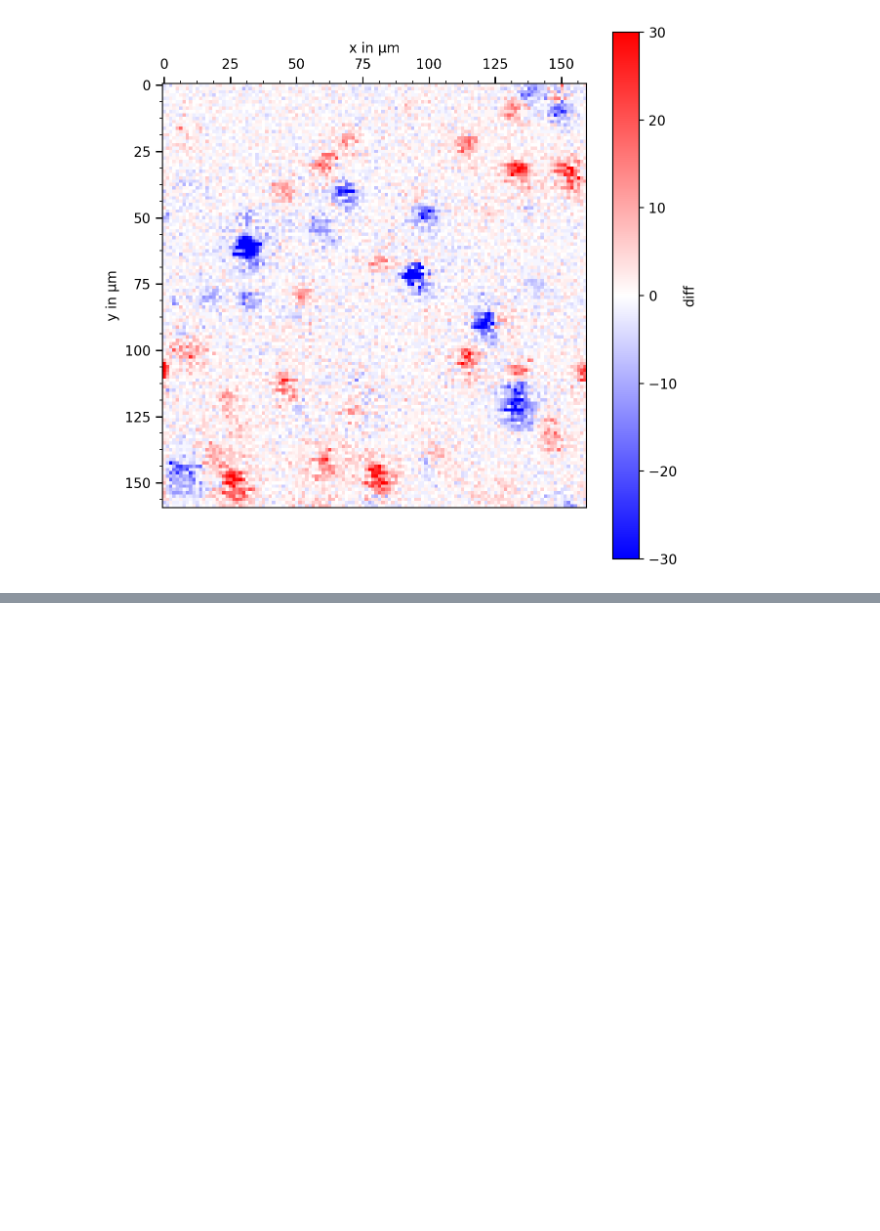
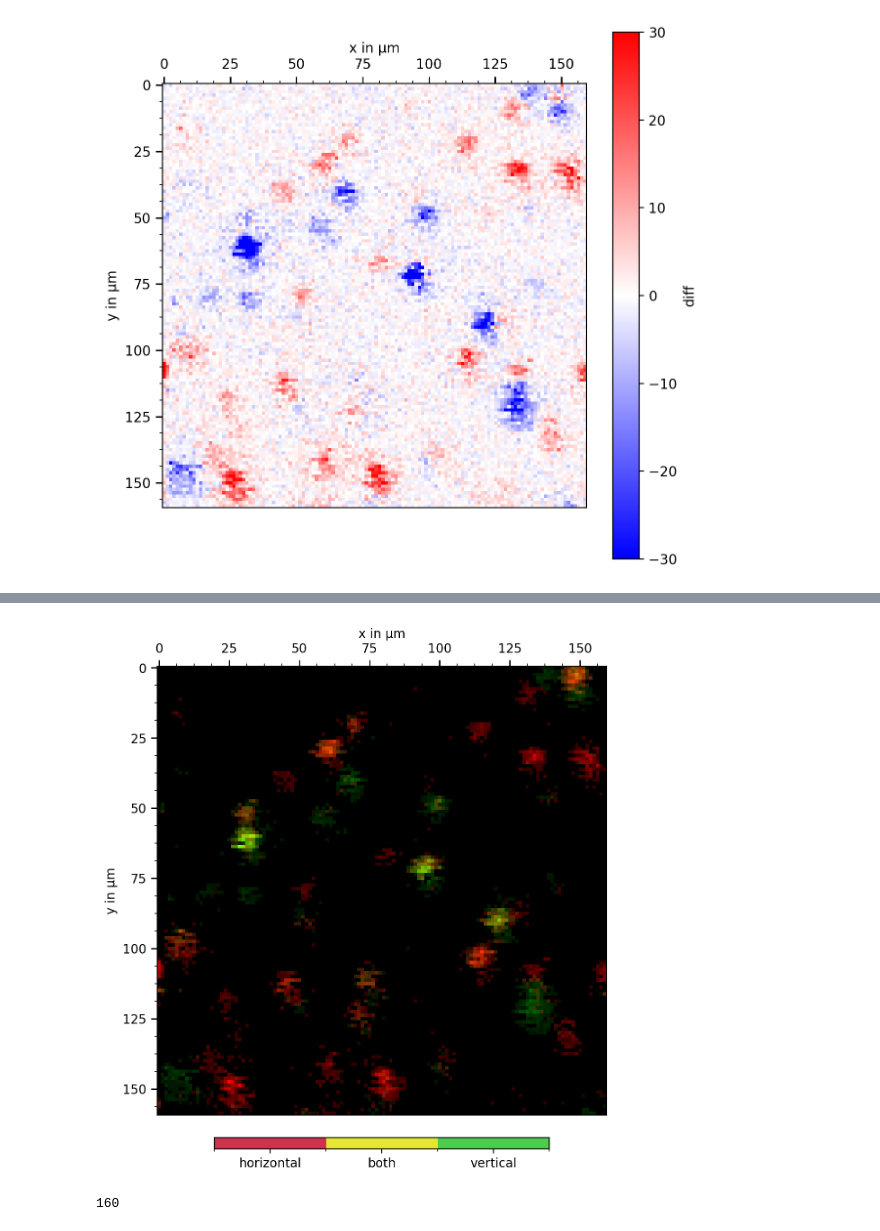
Before and after one commit to JKL453/s04-utils, a Jupyter notebook: FIDA.ipynb, the cells around one changed output, grey strips where cells are left out. Drawn from its saved outputs; the diff is of its cells as text; code cells hidden in the pictures; blank space fills up the shorter version.

```diff
--- a/FIDA.ipynb
+++ b/FIDA.ipynb
@@ -170,0 +63,70 @@ plt.show()
+# %%
+detector1 = vertical
+detector2 = horizontal
+
+# threshold
+threshold = 10
+
+# Multiplicator for higher contrast in the resulting image
+m = 1
+
+# Compute the result image based on the two detectors
+result = np.zeros((128, 128, 3))
+result[:, :, 0] = m *np.where(horizontal < threshold, 0, horizontal) * 255/np.max(horizontal)  # Red channel
+result[:, :, 1] = m * np.where(vertical < threshold, 0, vertical) * 255/np.max(vertical)  # Green channel
+result[:, :, 2] = m * np.logical_and(horizontal >= threshold,
+                                 vertical >= threshold) * 255/(np.max(horizontal)+np.max(vertical)*0.5)  # Yellow channel
+
+# Create a custom colormap for the colorbar
+#cmap = colors.ListedColormap(['red', 'yellow', 'green'])
+cmap = colors.ListedColormap([(0.8, 0.2, 0.3), (0.9, 0.9, 0.2), (0.3, 0.8, 0.3)])
+    #['red', 'yellow', 'green'])
+bounds = [0, 1, 2, 3]
+norm = colors.BoundaryNorm(bounds, cmap.N)
+
+# Plot the resulting image with a colorbar
+fig, ax = plt.subplots(figsize=(8, 8))
+im = ax.imshow(result.astype(np.uint8), cmap=cmap, norm=norm)
+#ax.set_axis_off()
+cbar = fig.colorbar(im, ticks=[0.5, 1.5, 2.5], orientation='horizontal', shrink = 0.6, pad=0.04, aspect=30)
+cbar.ax.set_xticklabels(['horizontal', 'both','vertical'])
+
+# set major tick options
+plt.tick_params(axis='both',
+                    which='major',
+                    labelsize=10,
+                    labelbottom=False,
+                    bottom=False,
+                    top=True,
+                    labeltop=True,
+                    length=5,
+                    width=1.1)
+
+# set minor tick options
+plt.tick_params(axis='both',
+                    which='minor',
+                    labelsize=10,
+                    labelbottom=False,
+                    bottom=False,
+                    top=True,
+                    labeltop=True,
+                    direction='out')
+
+scaling_factor_x = (img.range_x*1e6)/img.pixel_x
+scaling_factor_y = (img.range_y*1e6)/img.pixel_y
+rounded_x_ticks = lambda x, _:'{:d}'.format(round(x*scaling_factor_x))
+rounded_y_ticks = lambda y, _:'{:d}'.format(round(y*scaling_factor_y))
+
+ax.xaxis.set_major_formatter(rounded_x_ticks)
+ax.yaxis.set_major_formatter(rounded_y_ticks)
+
+ax.minorticks_on()
+plt.xlabel('x in µm')
+plt.ylabel('y in µm')
+ax.xaxis.set_label_position('top')
+plt.show()
+
+print(round(img.range_x*1e6))
+# %% [output]
+[figure, added]
+160
```
Also changed, not shown: parts of 6 cells of this notebook.
